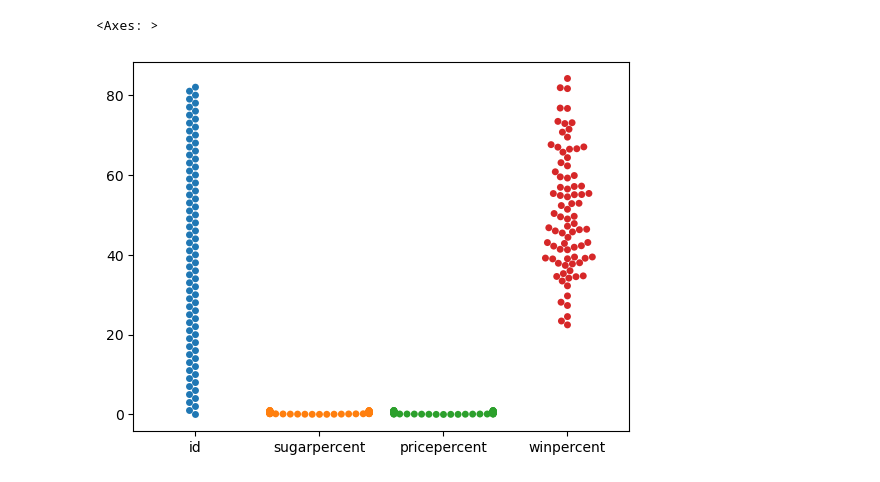
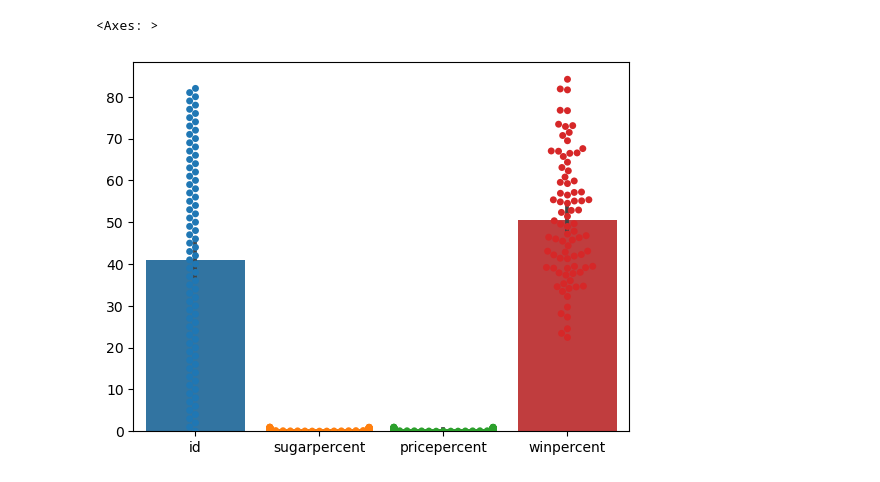
Before and after one commit to AlexBie19/Data_Science_Proj, a Jupyter notebook: DataScience.ipynb, the cells around one changed output. Cells and saved outputs as stored; diff of their text form; code cells hidden in the pictures.

```diff
--- a/DataScience.ipynb
+++ b/DataScience.ipynb
@@ -1,16 +1,17 @@
 # %%
 import pandas as pd
 import numpy as ny
 
 import matplotlib.pyplot as plp
 
 import seaborn as sns
 
-dataPath = "C:/Users/Anwender/Documents/GitHub/DataScienceProject/DataLib/candy.csv"
+dataPath = "C:/Users/Anwender/Documents/GitHub/Data_Science_Proj/DataLib/candy.csv"
 
 dataCandy = pd.read_csv(dataPath)
 
 sns.swarmplot(data = dataCandy)
+sns.barplot(data = dataCandy)
 # %% [output]
 <Axes: >
-[figure, old version]
+[figure, new version]
```
